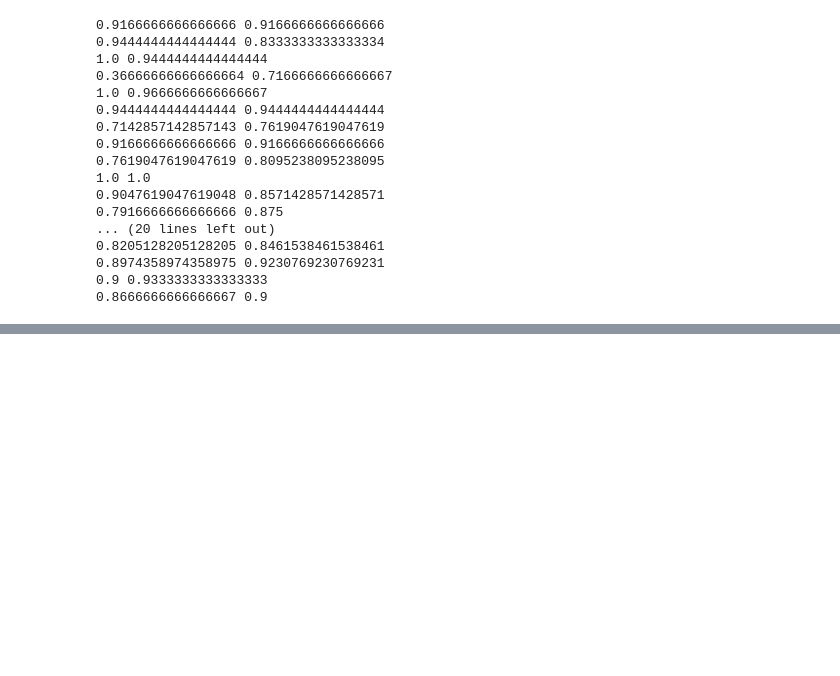
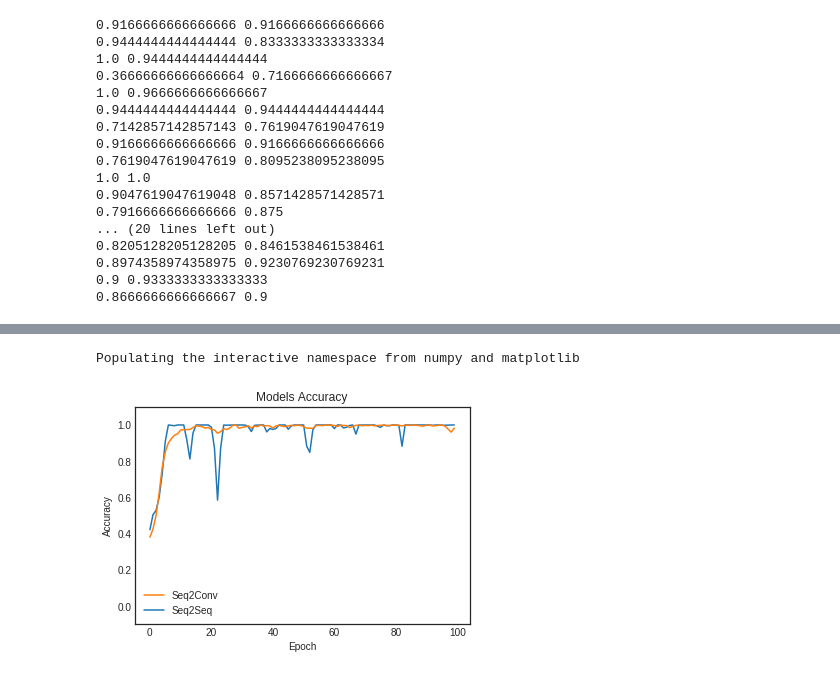
Before and after one commit to rezkaaufar/learning-to-follow-instructions, a Jupyter notebook: language_games/Dataset-Generation.ipynb, the cells around one changed output, grey strips where cells are left out. Cells and saved outputs as stored; diff of their text form; code cells hidden in the pictures; blank space fills up the shorter version.

```diff
--- a/language_games/Dataset-Generation.ipynb
+++ b/language_games/Dataset-Generation.ipynb
@@ -1251,7 +1251,7 @@ for line in sorted(list_files):
 0.8666666666666667 0.9
 # %%
 import json
-with open('./params.json') as f:
+with open('./conv2seq.json') as f:
     data = json.load(f)
 print(data)
 # %% [output]
@@ -1290,0 +1291,15 @@ for el in list_dat[300:]:
+# %%
+import json
+model_name = "Seq2Conv_50000_nvl_utter_blocks_hid64_layer1_drop0.5_dot"
+seq2conv_data = json.load(open('json/seq2conv/' + model_name + '.json'))
+seq2conv_test_seq = [el[2] for el in seq2conv_data['/home/rezkaauf/language_games/data/test_seq_accuracy']]
+seq2conv_train_seq = [el[2] for el in seq2conv_data['/home/rezkaauf/language_games/data/train_seq_accuracy']]
+seq2conv_valid_seq = [el[2] for el in seq2conv_data['/home/rezkaauf/language_games/data/val_seq_accuracy']]
+ft_s2c = seq2conv_test_seq
+ftt_s2c = seq2conv_train_seq
+ftv_s2c = seq2conv_valid_seq
+
+print(ft_s2c[-1],ftv_s2c[-1],ftt_s2c[-1])
+# print(ft_s2s[-1],ftv_s2s[-1],ftt_s2s[-1])
+# print(np.max(ft_s2c),np.max(ftv_s2c),np.max(ftt_s2c))
+# print(np.max(ft_s2s),np.max(ftv_s2s),np.max(ftt_s2s))
@@ -1290,0 +1308,15 @@ for el in list_dat[300:]:
+# %%
+import json
+model_name = "Seq2Seq_50000_nvl_utter_blocks_hid64_layer1_drop0.5_dot"
+seq2conv_data = json.load(open('json/' + model_name + '.json'))
+seq2conv_test_seq = [el[2] for el in seq2conv_data['/home/rezkaauf/language_games/data/test_seq_accuracy']]
+seq2conv_train_seq = [el[2] for el in seq2conv_data['/home/rezkaauf/language_games/data/train_seq_accuracy']]
+seq2conv_valid_seq = [el[2] for el in seq2conv_data['/home/rezkaauf/language_games/data/val_seq_accuracy']]
+ft_s2c = seq2conv_test_seq
+ftt_s2c = seq2conv_train_seq
+ftv_s2c = seq2conv_valid_seq
+
+print(ft_s2c[-1],ftv_s2c[-1],ftt_s2c[-1])
+# print(ft_s2s[-1],ftv_s2s[-1],ftt_s2s[-1])
+print(np.max(ft_s2c),np.max(ftv_s2c),np.max(ftt_s2c))
+# print(np.max(ft_s2s),np.max(ftv_s2s),np.max(ftt_s2s))
@@ -1290,0 +1502,15 @@ for el in list_dat[300:]:
+# %%
+%pylab inline
+plt.style.use('seaborn-white')
+plt.xlabel('Epoch')
+plt.ylabel('Accuracy')
+plt.ylim(-0.1,1.1,0.1)
+s2s, = plt.plot(np.arange(len(ftt_s2s)), ftt_s2s, label='Seq2Seq')
+s2c, = plt.plot(np.arange(len(ftt_s2c)), ftt_s2c, label='Seq2Conv')
+plt.legend(handles=[s2c, s2s])
+plt.title('Models Accuracy')
+#plt.savefig("train_seq_accuracy.png")
+plt.show()
+# %% [output]
+Populating the interactive namespace from numpy and matplotlib
+[figure, added]
```
Also changed, not shown: parts of 18 cells of this notebook, 19 other files.
